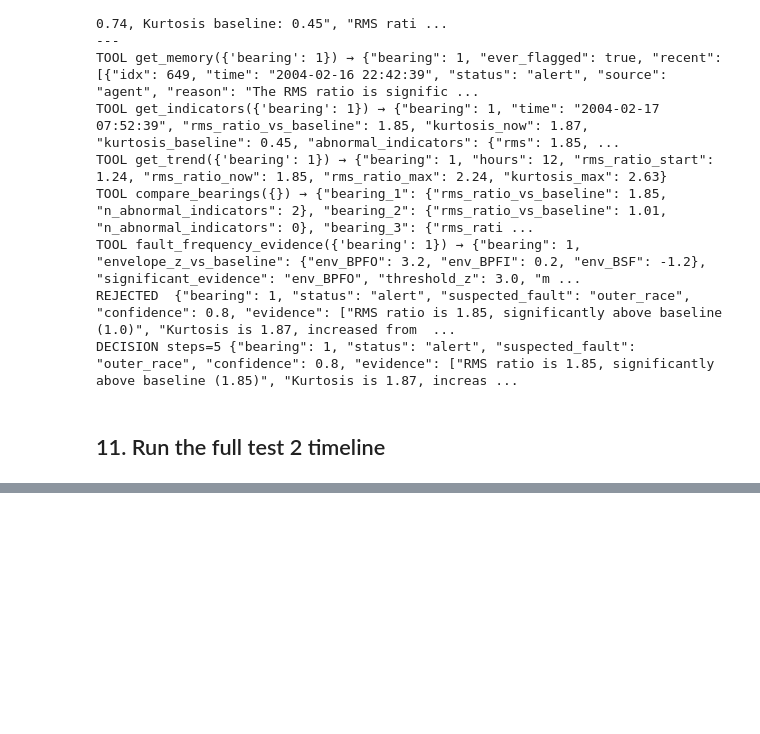
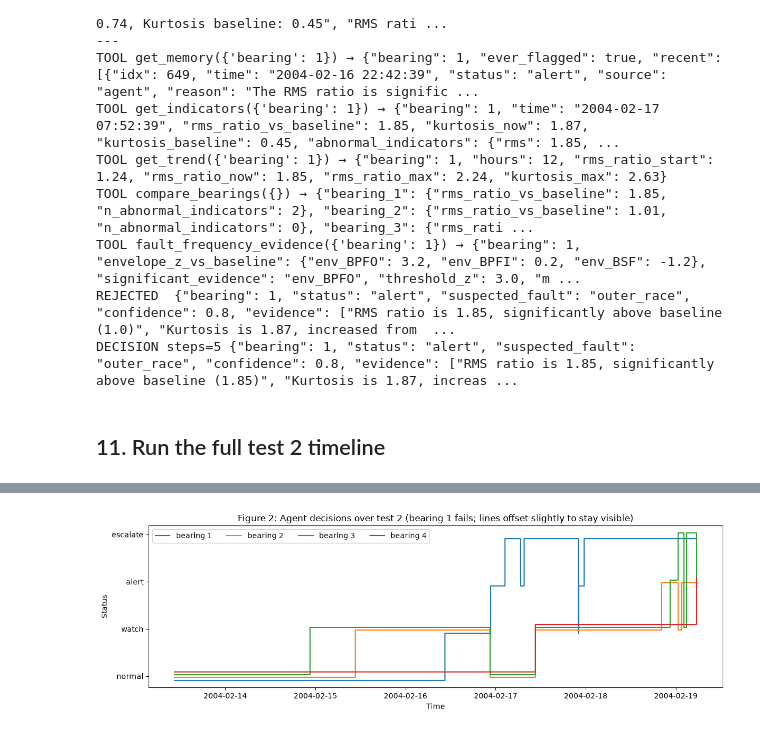
Before and after one commit to MinKhaungMinLwin/bearing-monitoring-agent, a Jupyter notebook: agentic_system.ipynb, the cells around one changed output, grey strips where cells are left out. Drawn from its saved outputs; the diff is of its cells as text; code cells hidden in the pictures; blank space fills up the shorter version.

```diff
--- a/agentic_system.ipynb
+++ b/agentic_system.ipynb
@@ -607,0 +628,13 @@ first[["time", "status", "fault", "confidence"]]
+# %%
+# Figure 2: the agent's decisions over time
+lvl = {"normal": 0, "watch": 1, "alert": 2, "escalate": 3}
+fig, ax = plt.subplots(figsize=(12, 4))
+for b in range(1, 5):
+    d_ = dec[(dec.bearing == b) & (dec.why != "invalid_data")]
+    ax.step(d_["time"], d_["status"].map(lvl) + (b - 2.5) * 0.06, where="post", label=f"bearing {b}")
+ax.set_yticks(range(4)); ax.set_yticklabels(list(lvl))
+ax.set_title("Figure 2: Agent decisions over test 2 (bearing 1 fails; lines offset slightly to stay visible)")
+ax.set_xlabel("Time"); ax.set_ylabel("Status"); ax.legend(ncol=4)
+plt.tight_layout(); plt.savefig("figures/fig2_decisions.png", dpi=150); plt.show()
+# %% [output]
+[figure, added]
```
Also changed, not shown: parts of 1 cell of this notebook, 2 other files.
